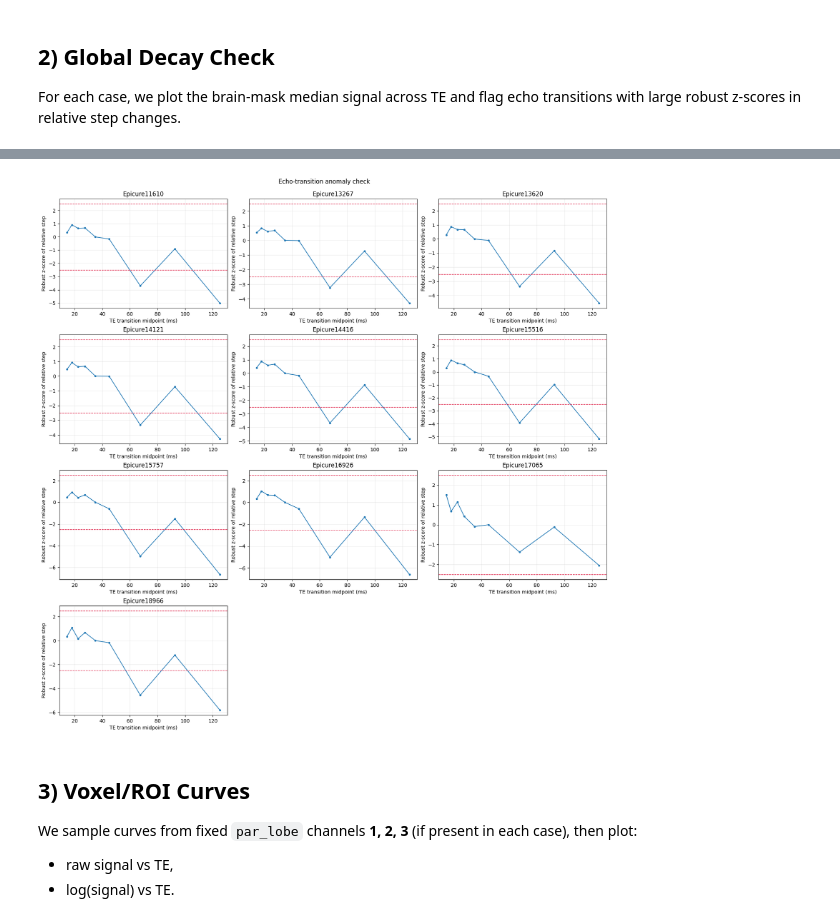
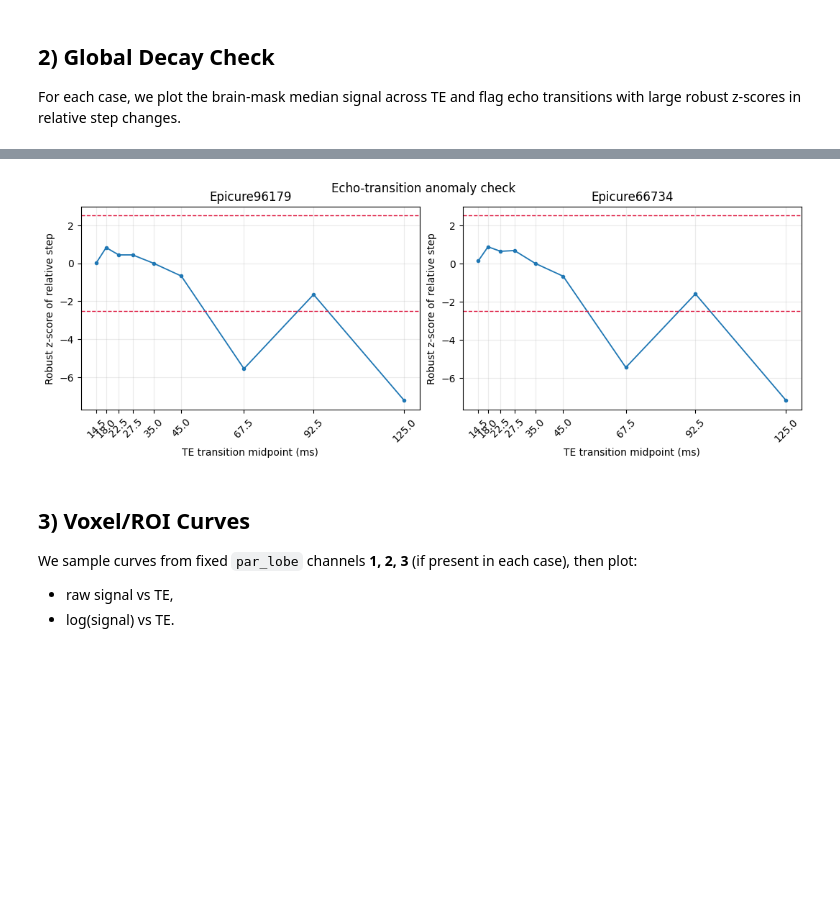
Before and after one commit to thuitema0/T2-relaxometry, a Jupyter notebook: CoreTask1/CoreTask1_QC.ipynb, the cells around one changed output, grey strips where cells are left out. Drawn from its saved outputs; the diff is of its cells as text; code cells hidden in the pictures; blank space fills up the shorter version.

```diff
--- a/CoreTask1/CoreTask1_QC.ipynb
+++ b/CoreTask1/CoreTask1_QC.ipynb
@@ -33,7 +33,7 @@ if not (ROOT / 'core_task1').exists() and (ROOT.parent / 'core_task1').exists():
 DATASET_ROOT = ROOT / 'cmbi_data' / 'cmbi_data'
 GLOBAL_TES_PATH = ROOT / 'cmbi_data' / 'TEs.txt'
 NUM_CASES = 10  # Set to None to analyze all discovered cases.
-TARGET_CASE_IDS = []  # e.g. ['Epicure11610', 'Epicure14416']; if set, overrides NUM_CASES.
+TARGET_CASE_IDS = ['Epicure96179', 'Epicure66734']  # e.g. ['Epicure11610', 'Epicure14416']; if set, overrides NUM_CASES.
 
 CORE_DIR = ROOT / 'core_task1'
 if str(CORE_DIR) not in sys.path:
@@ -259,6 +243,8 @@ for ax, cp in zip(axes, cases):
     ax.set_title(f"{cp.case_id} | anomalies={len(profile['anomaly_indices'])}")
     ax.set_xlabel('TE (ms)')
     ax.set_ylabel('Mask median signal (log scale)')
+    ax.set_xticks(te[valid])
+    ax.set_xticklabels([f'{t:.0f}' for t in te[valid]], rotation=45)
     ax.grid(alpha=0.25, which='both')
 
 for ax in axes[n_cases:]:
@@ -272,31 +258,33 @@ plt.show()
 # %%
 n_cases = len(cases)
 n_cols = min(3, max(1, n_cases))
 n_rows = (n_cases + n_cols - 1) // n_cols
 fig, axes = plt.subplots(n_rows, n_cols, figsize=(5.3 * n_cols, 3.8 * n_rows), constrained_layout=True)
 axes = np.atleast_1d(axes).ravel()
 
 for ax, cp in zip(axes, cases):
     c = case_data[cp.case_id]
     p = global_profiles[cp.case_id]
     te_mid = 0.5 * (c['tes'][:-1] + c['tes'][1:])
 
     ax.plot(te_mid, p['step_z_scores'], marker='o', ms=3, lw=1.3)
     ax.axhline(THRESHOLDS['echo_z_thresh'], color='crimson', linestyle='--', lw=1)
     ax.axhline(-THRESHOLDS['echo_z_thresh'], color='crimson', linestyle='--', lw=1)
     ax.set_title(cp.case_id)
     ax.set_xlabel('TE transition midpoint (ms)')
     ax.set_ylabel('Robust z-score of relative step')
+    ax.set_xticks(te_mid)
+    ax.set_xticklabels([f'{t:.1f}' for t in te_mid], rotation=45)
     ax.grid(alpha=0.25)
 
 for ax in axes[n_cases:]:
     ax.axis('off')
 
 fig.suptitle('Echo-transition anomaly check', y=1.02)
 fig.savefig(OUTPUT_DIR / 'echo_transition_zscores.png', dpi=180)
 plt.show()
 # %% [output]
-[figure, old version]
+[figure, new version]
 # %% [markdown]
 ## 3) Voxel/ROI Curves
 
```
Also changed, not shown: parts of 11 cells of this notebook.
